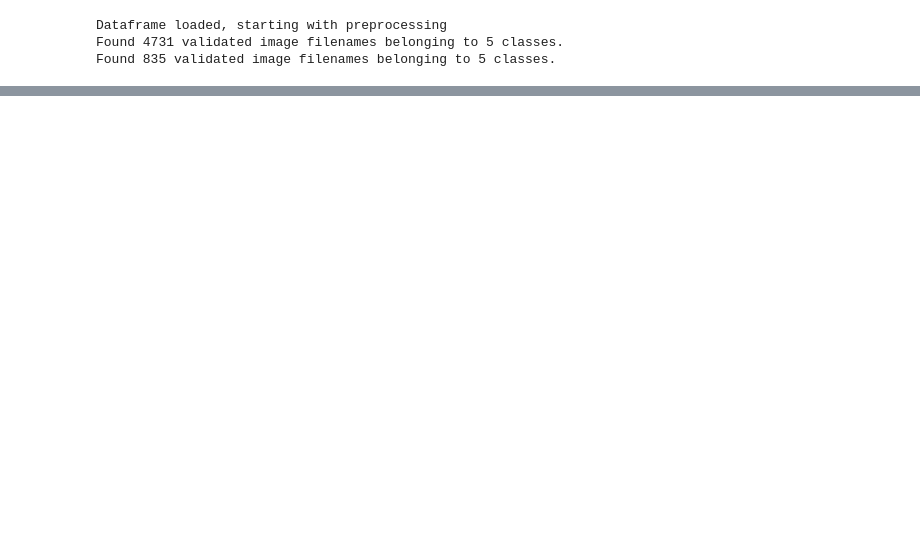
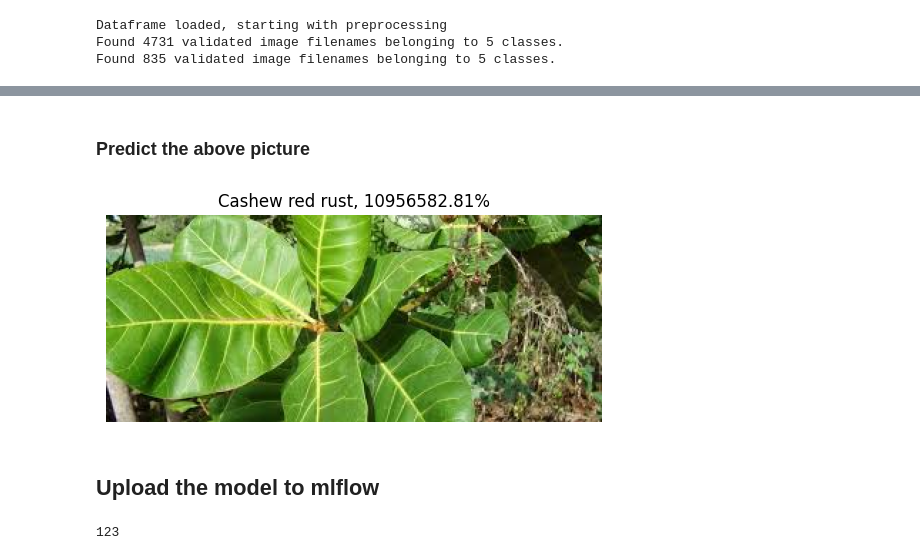
Before and after one commit to MahautHDL/save_the_crops, a Jupyter notebook: notebooks/save_the_crops.ipynb, the cells around one changed output, grey strips where cells are left out. Drawn from its saved outputs; the diff is of its cells as text; code cells hidden in the pictures; blank space fills up the shorter version.

```diff
--- a/notebooks/save_the_crops.ipynb
+++ b/notebooks/save_the_crops.ipynb
@@ -126,0 +206,30 @@ model_cashew = tf.keras.models.load_model('../../models/{crop}-model.keras', saf
+# %% [markdown]
+### Predict the above picture
+# %%
+original_img = plt.imread(path)
+plt.imshow(original_img)
+plt.axis(False)
+plt.title(f"{class_names[np.argmax(predictions)]}, {np.max(predictions)* 100:.2f}%")
+plt.show()
+# %% [output]
+[figure, added]
+# %% [markdown]
+## Upload the model to mlflow
+# %%
+# Upload model to mlflow
+import mlflow
+
+from datetime import datetime
+
+now = datetime.now()
+dt_string = now.strftime("%d%m%y_%H%M%S")
+
+mlflow.set_tracking_uri(os.environ.get("MLFLOW_TRACKING_URI"))
+mlflow.set_experiment(experiment_name=f"save_the_crops_{dt_string}")
+with mlflow.start_run():
+    mlflow.tensorflow.log_model(model=model,
+                                artifact_path="model",
+                                registered_model_name=f"{crop}-model"
+                               )
+# %% [output]
+123
```
Also changed, not shown: parts of 27 cells of this notebook, 4 other files.
